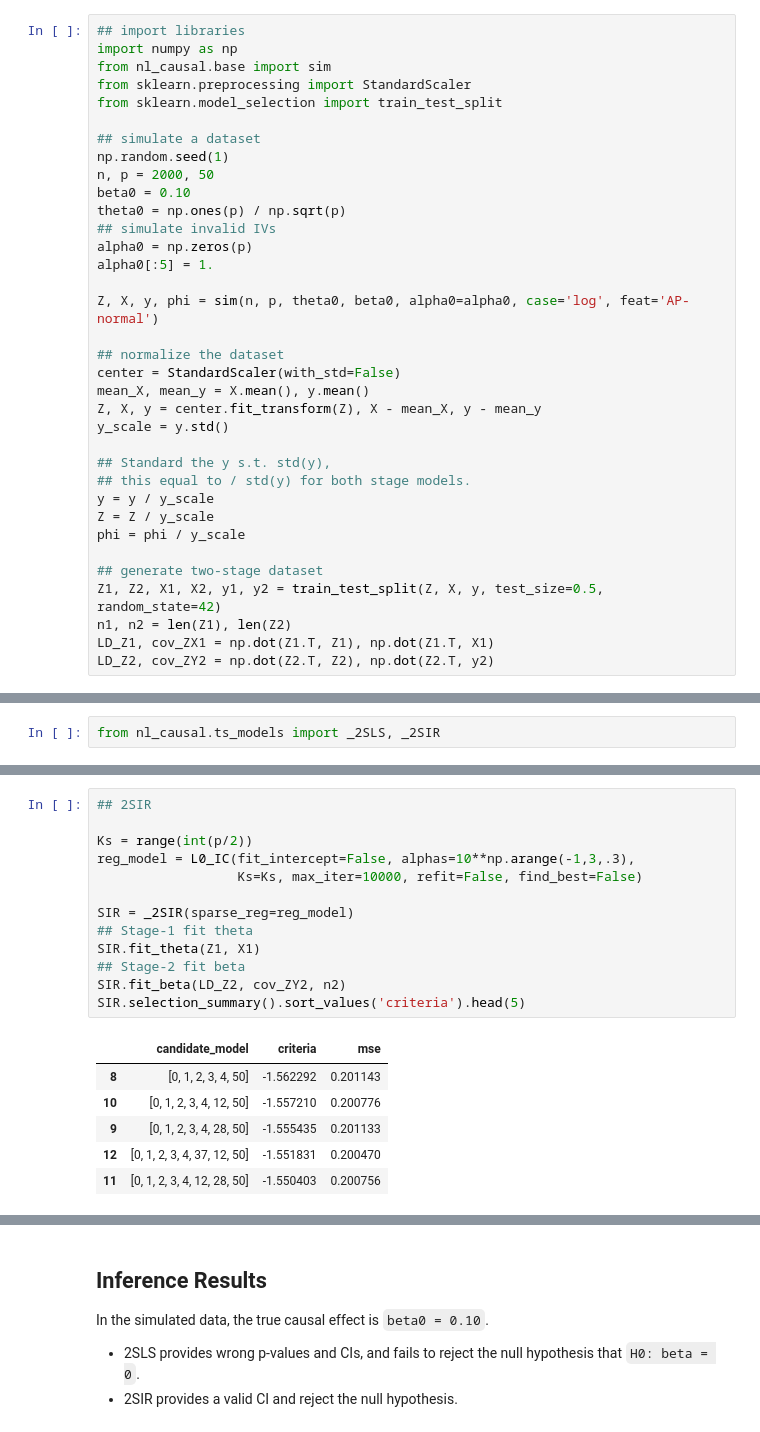
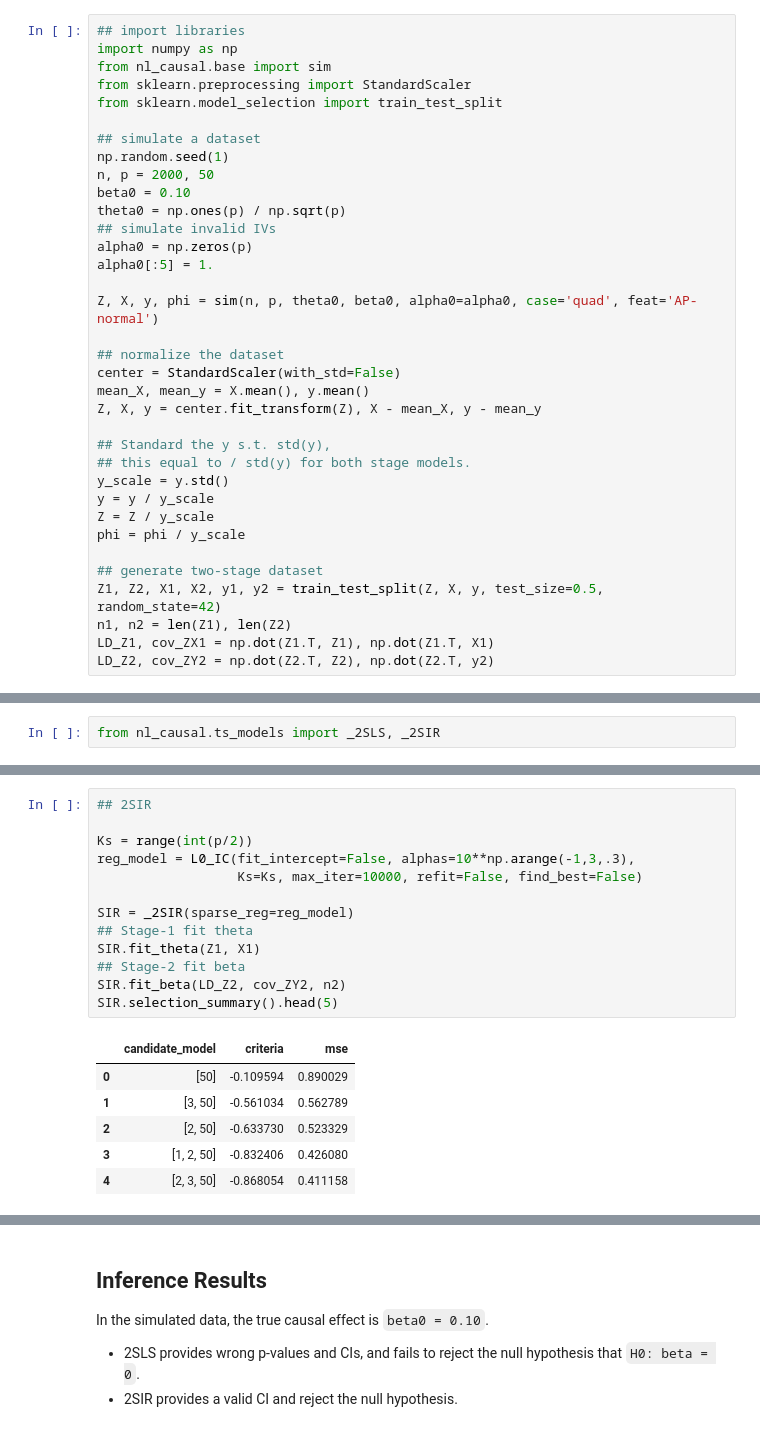
Before and after one commit to statmlben/nonlinear-causal, a Jupyter notebook: nb/sim_invalidIVs.ipynb, the cells around one changed output, grey strips where cells are left out. Drawn from its saved outputs; the diff is of its cells as text.

```diff
--- a/nb/sim_invalidIVs.ipynb
+++ b/nb/sim_invalidIVs.ipynb
@@ -29,16 +29,16 @@ theta0 = np.ones(p) / np.sqrt(p)
 alpha0 = np.zeros(p)
 alpha0[:5] = 1.
 
-Z, X, y, phi = sim(n, p, theta0, beta0, alpha0=alpha0, case='log', feat='AP-normal')
+Z, X, y, phi = sim(n, p, theta0, beta0, alpha0=alpha0, case='quad', feat='AP-normal')
 
 ## normalize the dataset
 center = StandardScaler(with_std=False)
 mean_X, mean_y = X.mean(), y.mean()
 Z, X, y = center.fit_transform(Z), X - mean_X, y - mean_y
-y_scale = y.std()
 
 ## Standard the y s.t. std(y),
 ## this equal to / std(y) for both stage models.
+y_scale = y.std()
 y = y / y_scale
 Z = Z / y_scale
 phi = phi / y_scale
@@ -100,23 +100,23 @@ LS.summary()
 # %%
 ## 2SIR
 
 Ks = range(int(p/2))
 reg_model = L0_IC(fit_intercept=False, alphas=10**np.arange(-1,3,.3),
 				  Ks=Ks, max_iter=10000, refit=False, find_best=False)
 
 SIR = _2SIR(sparse_reg=reg_model)
 ## Stage-1 fit theta
 SIR.fit_theta(Z1, X1)
 ## Stage-2 fit beta
 SIR.fit_beta(LD_Z2, cov_ZY2, n2)
-SIR.selection_summary().sort_values('criteria').head(5)
+SIR.selection_summary().head(5)
 # %% [output]
 |  | candidate_model | criteria | mse |
-| 8 | [0, 1, 2, 3, 4, 50] | -1.562292 | 0.201143 |
-| 10 | [0, 1, 2, 3, 4, 12, 50] | -1.557210 | 0.200776 |
-| 9 | [0, 1, 2, 3, 4, 28, 50] | -1.555435 | 0.201133 |
-| 12 | [0, 1, 2, 3, 4, 37, 12, 50] | -1.551831 | 0.200470 |
-| 11 | [0, 1, 2, 3, 4, 12, 28, 50] | -1.550403 | 0.200756 |
+| 0 | [50] | -0.109594 | 0.890029 |
+| 1 | [3, 50] | -0.561034 | 0.562789 |
+| 2 | [2, 50] | -0.633730 | 0.523329 |
+| 3 | [1, 2, 50] | -0.832406 | 0.426080 |
+| 4 | [2, 3, 50] | -0.868054 | 0.411158 |
 # %%
 ## generate CI for beta
 SIR.test_effect(n2, LD_Z2, cov_ZY2)
```
Also changed, not shown: parts of 6 cells of this notebook, 3 other files.
